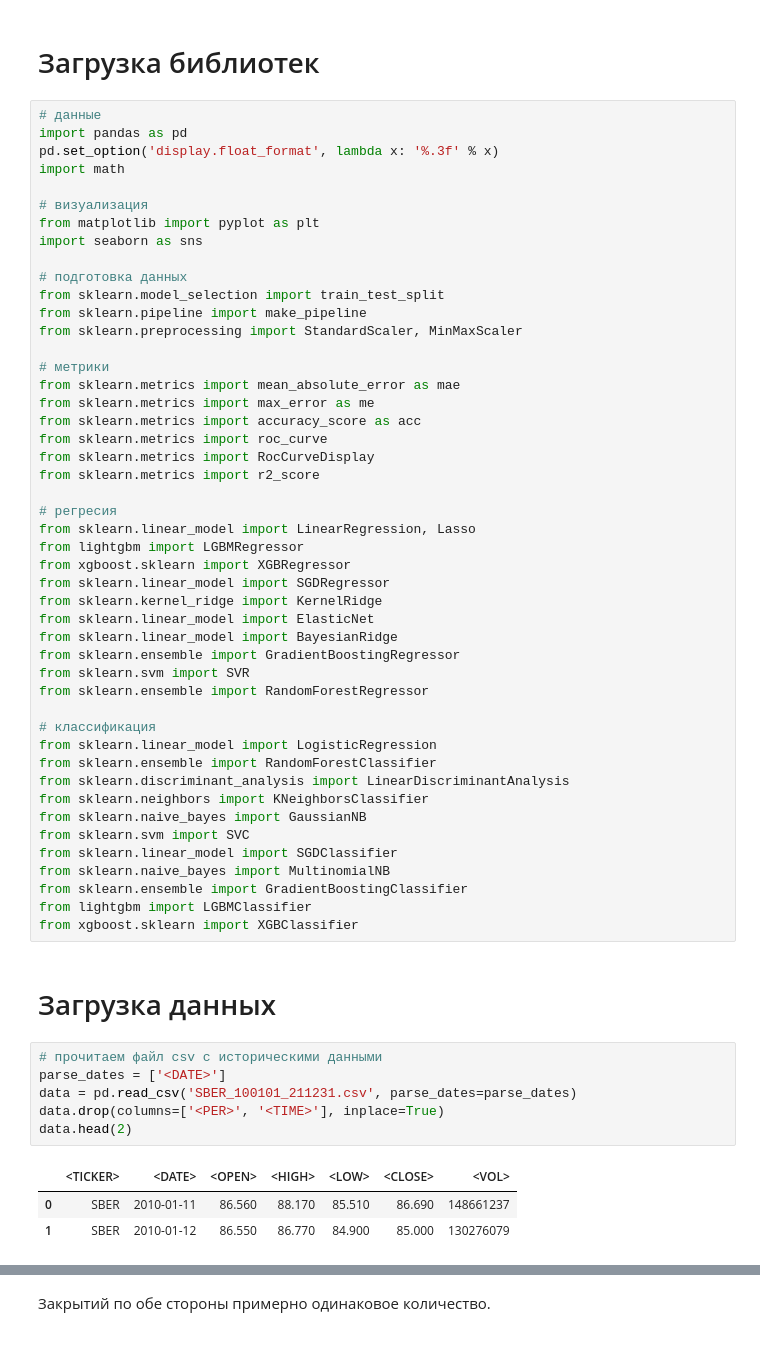
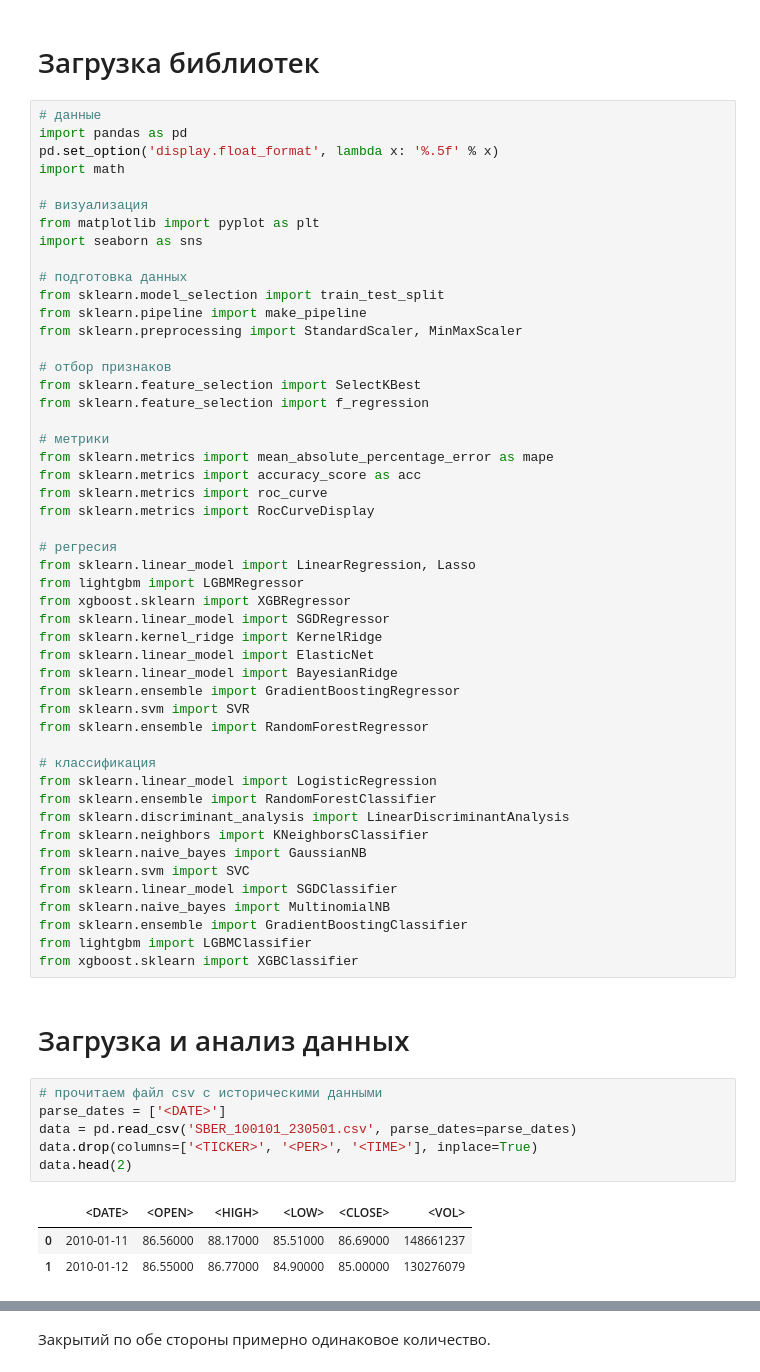
Before and after one commit to iaidarf/Stock-price-predictor_public, a Jupyter notebook: research.ipynb, the cells around one changed output, grey strips where cells are left out. Drawn from its saved outputs; the diff is of its cells as text.

```diff
--- a/research.ipynb
+++ b/research.ipynb
@@ -5,7 +3,7 @@
 # %%
 # данные
 import pandas as pd
-pd.set_option('display.float_format', lambda x: '%.3f' % x)
+pd.set_option('display.float_format', lambda x: '%.5f' % x)
 import math
 
 # визуализация
@@ -17,13 +15,15 @@ from sklearn.model_selection import train_test_split
 from sklearn.pipeline import make_pipeline
 from sklearn.preprocessing import StandardScaler, MinMaxScaler
 
+# отбор признаков
+from sklearn.feature_selection import SelectKBest
+from sklearn.feature_selection import f_regression
+
 # метрики
-from sklearn.metrics import mean_absolute_error as mae
-from sklearn.metrics import max_error as me
+from sklearn.metrics import mean_absolute_percentage_error as mape
 from sklearn.metrics import accuracy_score as acc
 from sklearn.metrics import roc_curve
 from sklearn.metrics import RocCurveDisplay
-from sklearn.metrics import r2_score
 
 # регресия
 from sklearn.linear_model import LinearRegression, Lasso
@@ -50,17 +50,17 @@ from sklearn.ensemble import GradientBoostingClassifier
 from lightgbm import LGBMClassifier
 from xgboost.sklearn import XGBClassifier
 # %% [markdown]
-# Загрузка данных
+# Загрузка и анализ данных
 # %%
 # прочитаем файл csv с историческими данными
 parse_dates = ['<DATE>']
-data = pd.read_csv('SBER_100101_211231.csv', parse_dates=parse_dates)
-data.drop(columns=['<PER>', '<TIME>'], inplace=True)
+data = pd.read_csv('SBER_100101_230501.csv', parse_dates=parse_dates)
+data.drop(columns=['<TICKER>', '<PER>', '<TIME>'], inplace=True)
 data.head(2)
 # %% [output]
-|  | <TICKER> | <DATE> | <OPEN> | <HIGH> | <LOW> | <CLOSE> | <VOL> |
-| 0 | SBER | 2010-01-11 | 86.560 | 88.170 | 85.510 | 86.690 | 148661237 |
-| 1 | SBER | 2010-01-12 | 86.550 | 86.770 | 84.900 | 85.000 | 130276079 |
+|  | <DATE> | <OPEN> | <HIGH> | <LOW> | <CLOSE> | <VOL> |
+| 0 | 2010-01-11 | 86.56000 | 88.17000 | 85.51000 | 86.69000 | 148661237 |
+| 1 | 2010-01-12 | 86.55000 | 86.77000 | 84.90000 | 85.00000 | 130276079 |
 # %%
 # переименуем названия признаков в более удобные
 data.rename(columns={'<TICKER>':'TICKER', '<DATE>':'DATE', '<OPEN>':'OPEN', '<HIGH>':'HIGH',
```
Also changed, not shown: parts of 75 cells of this notebook, 6 other files.
